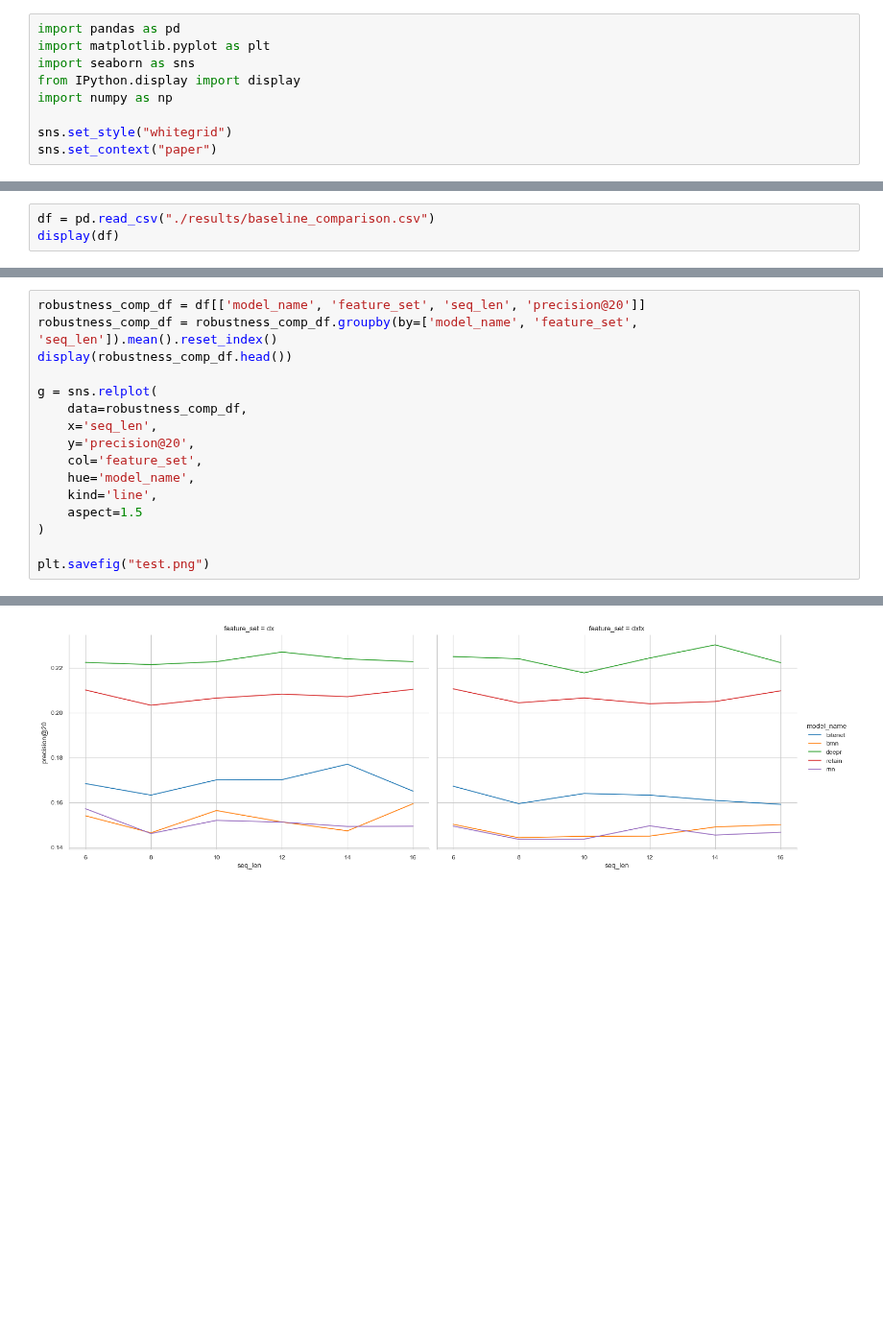
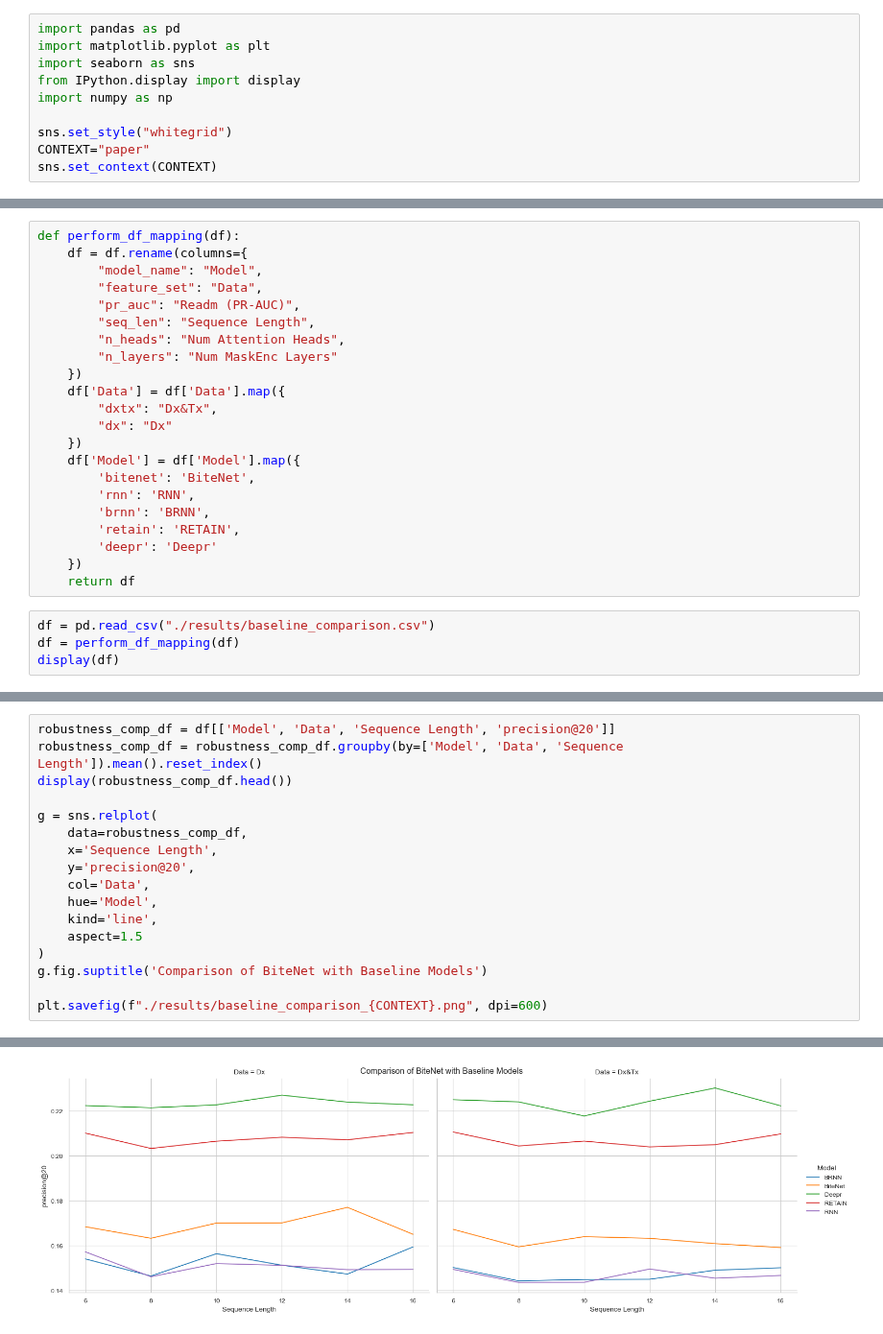
Before and after one commit to greenwaltc/CS598-DL4H-Final-Project, a Jupyter notebook: data_analysis.ipynb, the cells around one changed output, grey strips where cells are left out. Shown at 96% size. Cells and saved outputs as stored; diff of their text form; blank space fills up the shorter version.

Commit message:
added results

```diff
--- a/data_analysis.ipynb
+++ b/data_analysis.ipynb
@@ -6,4 +6,5 @@ from IPython.display import display
 import numpy as np
 
 sns.set_style("whitegrid")
-sns.set_context("paper")
+CONTEXT="paper"
+sns.set_context(CONTEXT)
@@ -12,4 +11,27 @@ sns.set_context("paper")
+# %%
+def perform_df_mapping(df):
+    df = df.rename(columns={
+        "model_name": "Model",
+        "feature_set": "Data",
+        "pr_auc": "Readm (PR-AUC)",
+        "seq_len": "Sequence Length",
+        "n_heads": "Num Attention Heads",
+        "n_layers": "Num MaskEnc Layers"
+    })
+    df['Data'] = df['Data'].map({
+        "dxtx": "Dx&Tx",
+        "dx": "Dx"
+    })
+    df['Model'] = df['Model'].map({
+        'bitenet': 'BiteNet',
+        'rnn': 'RNN',
+        'brnn': 'BRNN',
+        'retain': 'RETAIN',
+        'deepr': 'Deepr'
+    })
+    return df
 # %%
 df = pd.read_csv("./results/baseline_comparison.csv")
+df = perform_df_mapping(df)
 display(df)
 # %% [output]
@@ -45,17 +68,18 @@ display(df.groupby(by=["model_name", "feature_set"]).mean().drop(columns=["seq_l
 # %%
-robustness_comp_df = df[['model_name', 'feature_set', 'seq_len', 'precision@20']]
-robustness_comp_df = robustness_comp_df.groupby(by=['model_name', 'feature_set', 'seq_len']).mean().reset_index()
+robustness_comp_df = df[['Model', 'Data', 'Sequence Length', 'precision@20']]
+robustness_comp_df = robustness_comp_df.groupby(by=['Model', 'Data', 'Sequence Length']).mean().reset_index()
 display(robustness_comp_df.head())
 
 g = sns.relplot(
     data=robustness_comp_df,
-    x='seq_len',
+    x='Sequence Length',
     y='precision@20',
-    col='feature_set',
-    hue='model_name',
+    col='Data',
+    hue='Model',
     kind='line',
     aspect=1.5
 )
+g.fig.suptitle('Comparison of BiteNet with Baseline Models')
 
-plt.savefig("test.png")
+plt.savefig(f"./results/baseline_comparison_{CONTEXT}.png", dpi=600)
 # %% [output]
@@ -68 +92 @@ plt.savefig("test.png")
-[figure, old version]
+[figure, new version]
```
Also changed, not shown: parts of 7 cells of this notebook, 11 other files.
